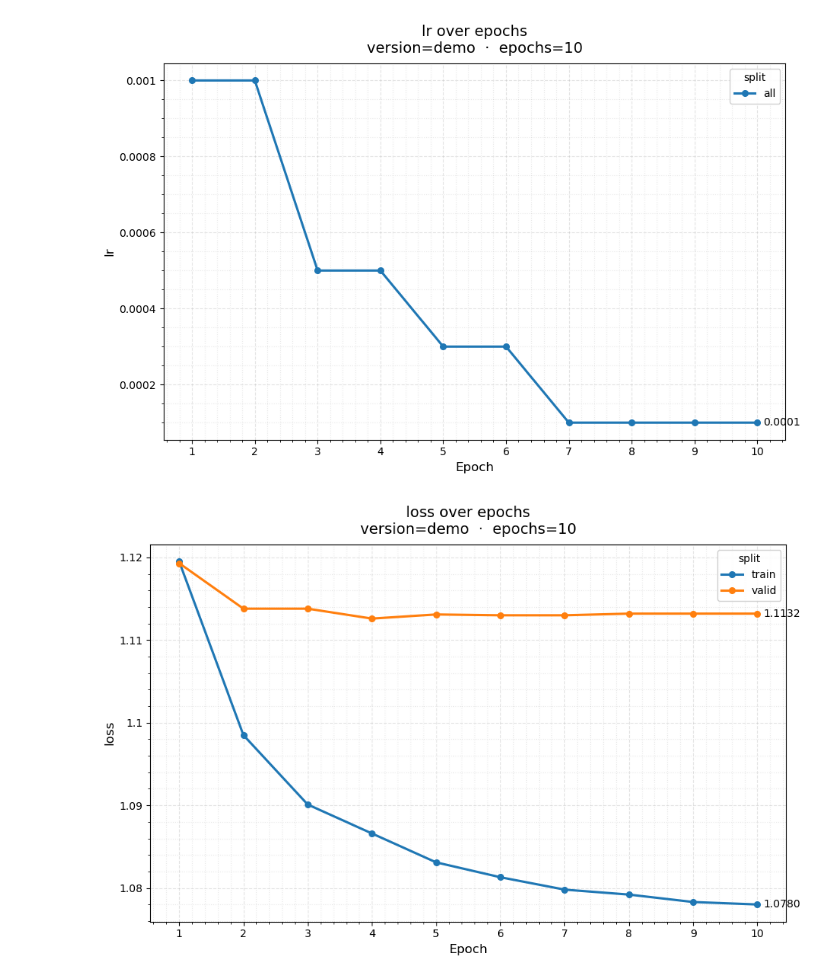
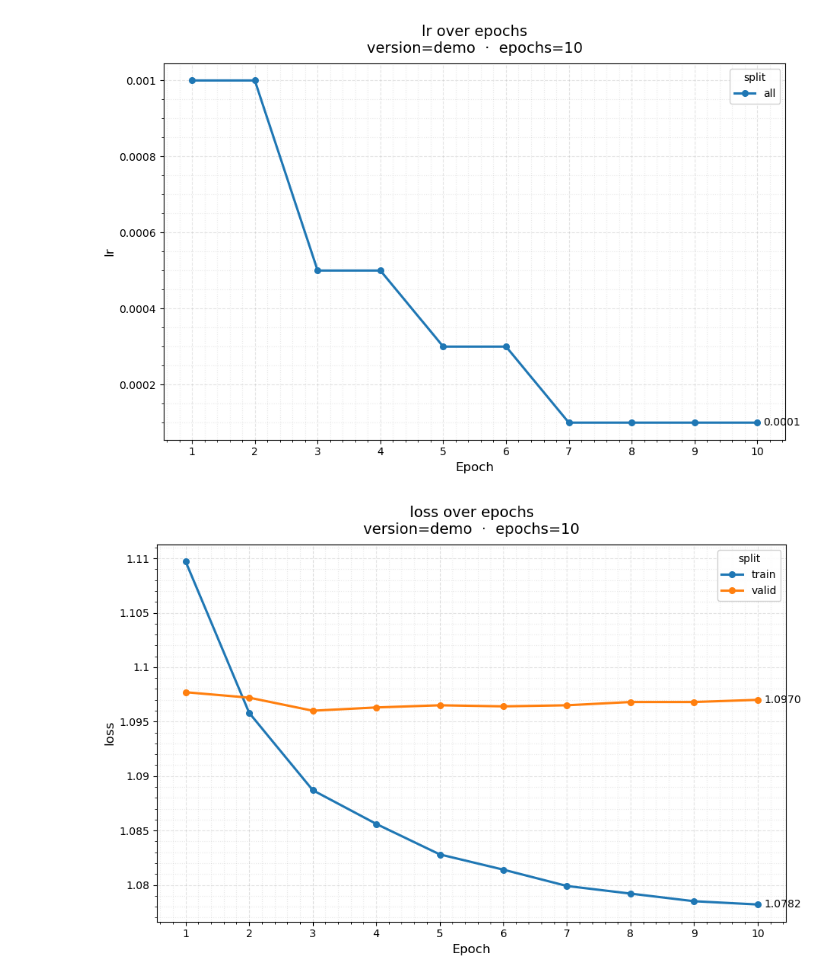
Before and after one commit to pokeblow/PokeLab, a Jupyter notebook: Method/monitor.ipynb, the cells around one changed output. Cells and saved outputs as stored; diff of their text form; code cells hidden in the pictures.

```diff
--- a/Method/monitor.ipynb
+++ b/Method/monitor.ipynb
@@ -1,7 +1,7 @@
 # %%
 from Poke.pipeline.log_viz import plot_training_log
 
-plot_training_log("./logs/2025082922_arm64_Darwin/summary.log")
+plot_training_log("./logs/2025082923_arm64_Darwin/summary.log")
 # %% [output]
 [figure]
-[figure, old version]
+[figure, new version]
```
Also changed, not shown: parts of 1 cell of this notebook, 24 other files.
